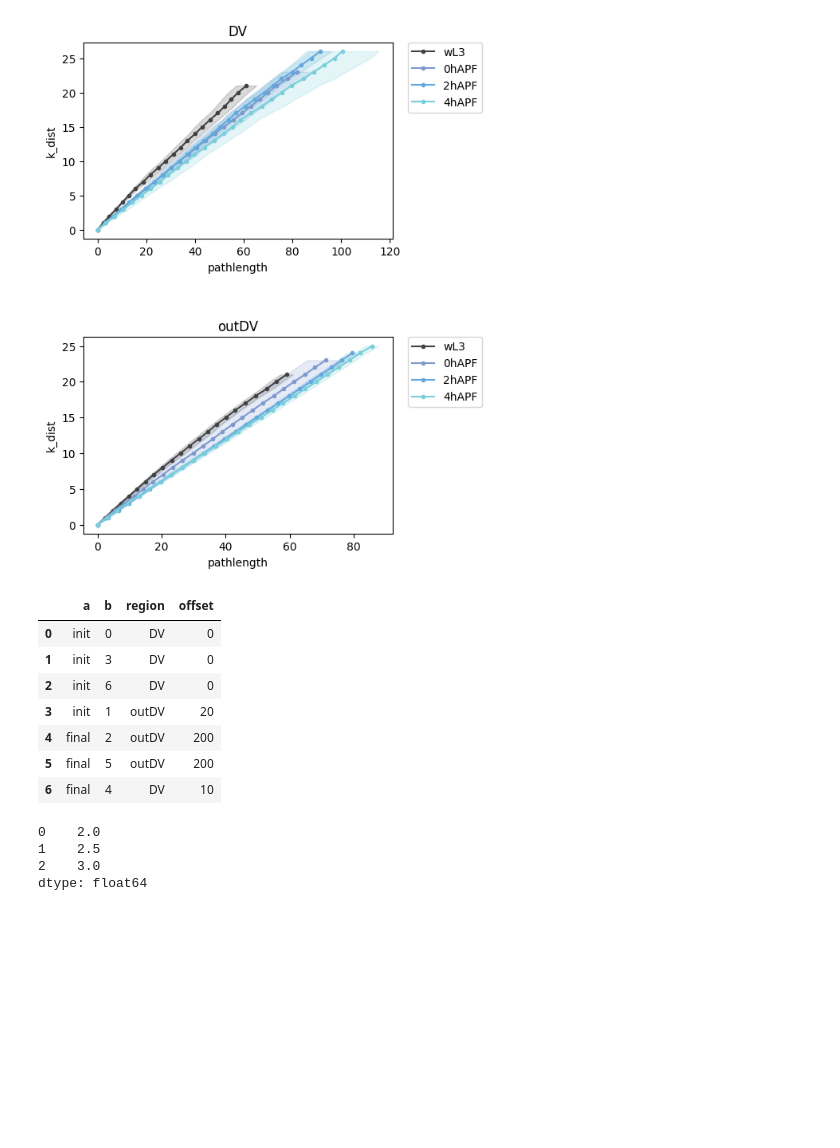
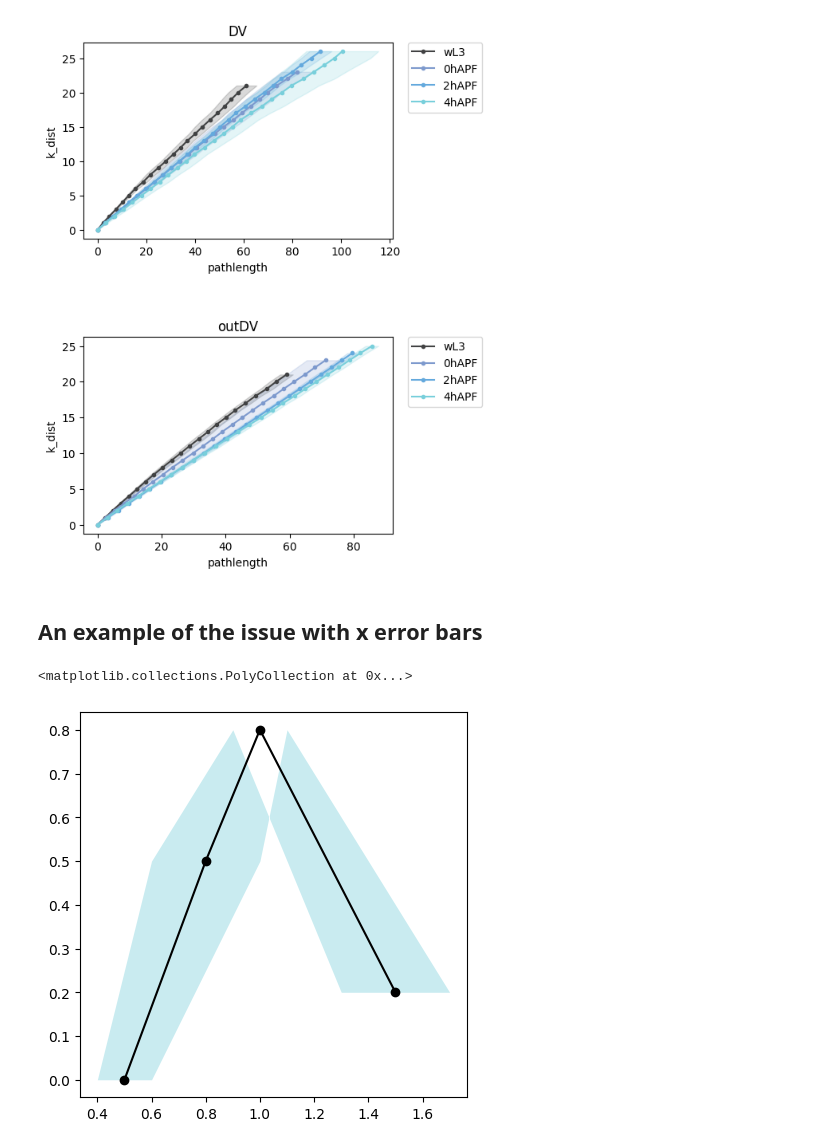
Before and after one commit to abhijeetkrishna/WDeversion_theory, a Jupyter notebook: Experiments/notebooks/prop_comparison_analysis.ipynb, the cells around one changed output. Saved outputs shown, nothing was run; the diff lists cells and outputs as text; code cells hidden in the pictures; blank space fills up the shorter version.

```diff
--- a/Experiments/notebooks/prop_comparison_analysis.ipynb
+++ b/Experiments/notebooks/prop_comparison_analysis.ipynb
@@ -354,25 +390,14 @@ for i in range(len(regions)):
 plt.subplots_adjust(hspace = 0.5)
 # %% [output]
 [figure]
-# %%
-df_test = pd.DataFrame({'a': ['init', 'final','init', 'final'], 'region' : ['DV','DV','outDV', 'outDV'], 'offset': [0,10,20,200]})
-df_test2 = pd.DataFrame({'a': ['init','init','final','init', 'final','final','init', ], 'b': [0,1,2,3,4,5,6], 'region':['DV','outDV','outDV','DV','DV','outDV','DV']})
-
-df_merge = pd.merge(df_test2,df_test,  on=['a','region'])
-df_merge
-# %% [output]
-|  | a | b | region | offset |
-| 0 | init | 0 | DV | 0 |
-| 1 | init | 3 | DV | 0 |
-| 2 | init | 6 | DV | 0 |
-| 3 | init | 1 | outDV | 20 |
-| 4 | final | 2 | outDV | 200 |
-| 5 | final | 5 | outDV | 200 |
-| 6 | final | 4 | DV | 10 |
-# %%
-df_test[["diff_a_forward", "diff_a_backward"]].mean(axis = 1)
-# %% [output]
-0    2.0
-1    2.5
-2    3.0
-dtype: float64
+# %% [markdown]
+## An example of the issue with x error bars
+# %%
+df_test = pd.DataFrame({'a': [0.5, 0.8, 1, 1.5], 'b': [0, 0.5, 0.8, 0.2], 'a_std':[0.1, 0.2, 0.1, 0.2]})
+
+fig,ax = plt.subplots(figsize=(5,5))
+ax.plot(df_test['a'], df_test['b'], color='black', marker = 'o', linestyle = '-')
+ax.fill_betweenx(df_test['b'], df_test['a']-df_test['a_std'], df_test['a']+df_test['a_std'], color='#78cfdb', alpha=0.4, linewidth=0)
+# %% [output]
+<matplotlib.collections.PolyCollection at 0x...>
+[figure, added]
```
Also changed, not shown: parts of 10 cells of this notebook.
